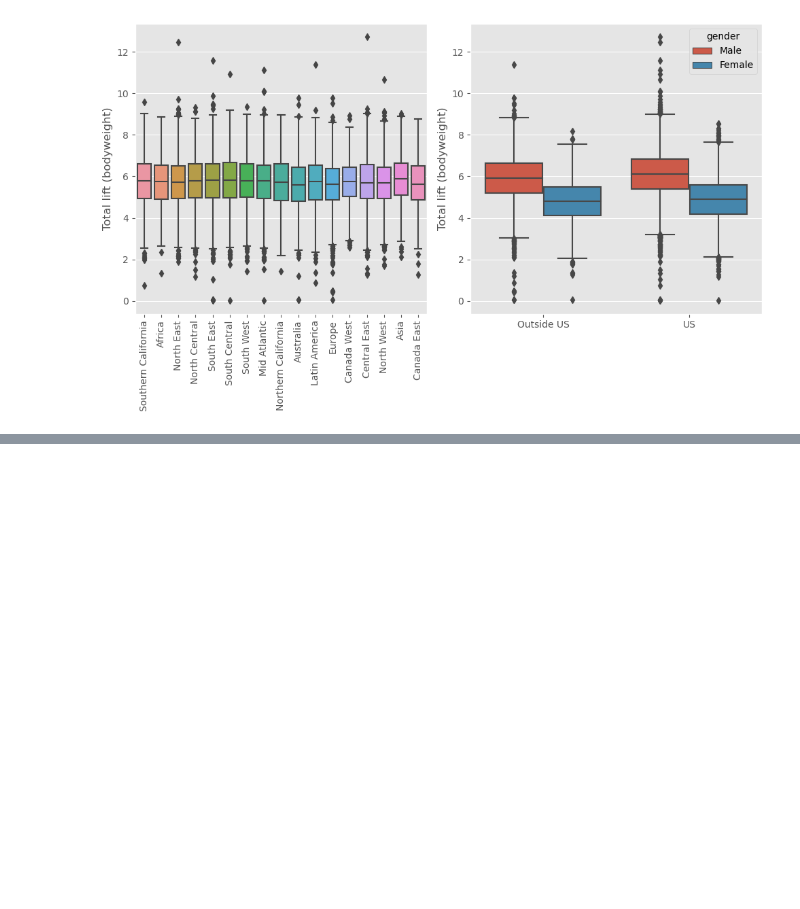
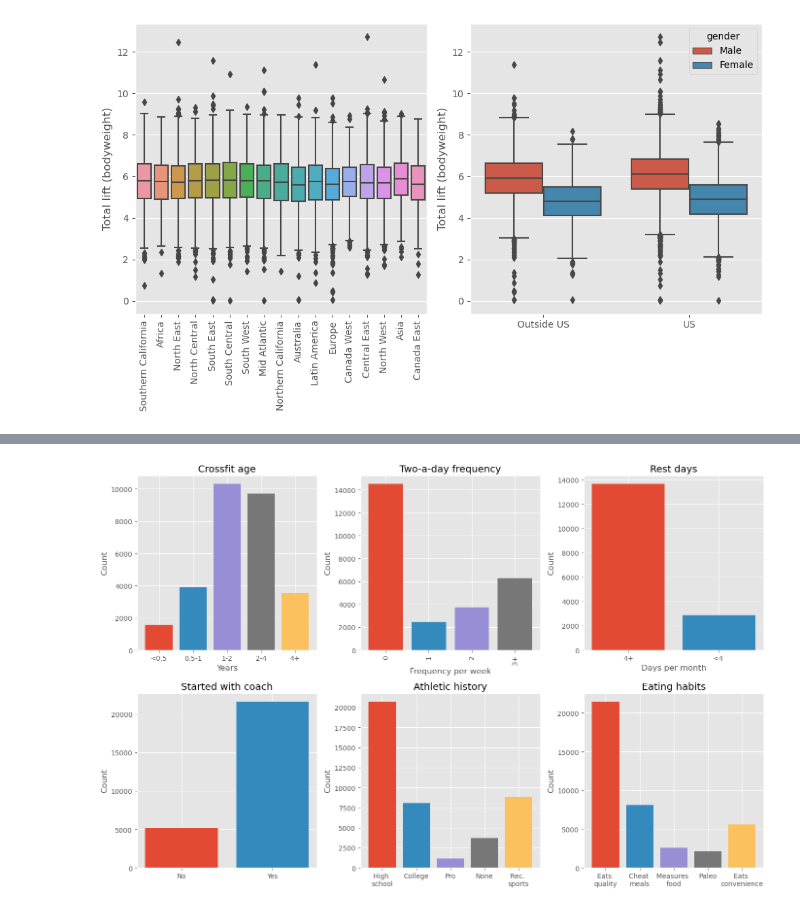
Before and after one commit to NinaCilliers/crossfit_project, a Jupyter notebook: crossfit_project.ipynb, the cells around one changed output, grey strips where cells are left out. Saved outputs shown, nothing was run; the diff lists cells and outputs as text; code cells hidden in the pictures; blank space fills up the shorter version.

Commit message:
added lifestyle and training data to eda

```diff
--- a/crossfit_project.ipynb
+++ b/crossfit_project.ipynb
@@ -392,0 +405,65 @@ plt.show()
+# %%
+plt.figure(figsize=(14,9))
+plt.title('Lifestyle Survey Responses')
+plt.subplot(2,3,1)
+plt.bar('<0.5',df['exp_lt6mo'].sum())
+plt.bar('0.5-1',df['exp_6to12mo'].sum())
+plt.bar('1-2',df['exp_1to2yrs'].sum())
+plt.bar('2-4',df['exp_2to4yrs'].sum())
+plt.bar('4+',df['exp_4plus'].sum())
+plt.title('Crossfit age');
+plt.ylabel('Count')
+plt.xlabel('Years')
+
+plt.subplot(2,3,2)
+plt.bar('0', df['sched_0extra'].sum())
+plt.bar('1', df['sched_1extra'].sum())
+plt.bar('2', df['sched_2extra'].sum())
+plt.bar('3+', df['sched_3extra'].sum())
+plt.title('Two-a-day frequency')
+plt.ylabel('Count')
+plt.xlabel('Frequency per week')
+plt.xticks(rotation = 90);
+
+plt.subplot(2,3,3)
+#plt.bar('Scheduled', df['rest_sched'].sum())
+plt.bar('4+', df['rest_plus'].sum())
+plt.bar('<4 ', df['rest_minus'].sum())
+plt.title('Rest days')
+plt.xlabel('Days per month')
+plt.ylabel('Count')
+
+plt.subplot(2,3,4)
+plt.title('Started with coach')
+plt.bar('No', df['exp_alone'].sum()-df['exp_start_nr'].sum())
+plt.bar('Yes', df['exp_coach'].sum())
+plt.ylabel('Count')
+#plt.bar('Crossfit trainer', df['trainer'].sum())
+#plt.bar('Completed specialty course', df['specialty_course'].sum())
+#plt.bar('Completed level 1', df['level_one'].sum())
+#plt.xticks(rotation=90);
+
+plt.subplot(2,3,5)
+plt.bar('High \nschool', df['high_school'].sum())
+plt.bar('College', df['college'].sum())
+plt.bar('Pro', df['pro'].sum())
+plt.bar('None', df['no_background'].sum())
+plt.bar('Rec. \nsports', df['rec'].sum())
+plt.ylabel('Count')
+#plt.xlabel('Background')
+plt.title('Athletic history')
+#plt.xticks(rotation=90)
+
+plt.subplot(2,3,6)
+plt.bar('Eats \nquality', df['eat_quality'].sum())
+plt.bar('Cheat \nmeals', df['eat_cheat'].sum())
+plt.bar('Measures \nfood', df['eat_weigh'].sum())
+plt.bar('Paleo', df['eat_paleo'].sum())
+plt.bar('Eats \nconvenience', df['eat_conv'].sum())
+plt.ylabel('Count')
+plt.title('Eating habits')
+#plt.xticks(rotation=90)
+
+plt.tight_layout()
+# %% [output]
+[figure, added]
```
Also changed, not shown: parts of 4 cells of this notebook.
